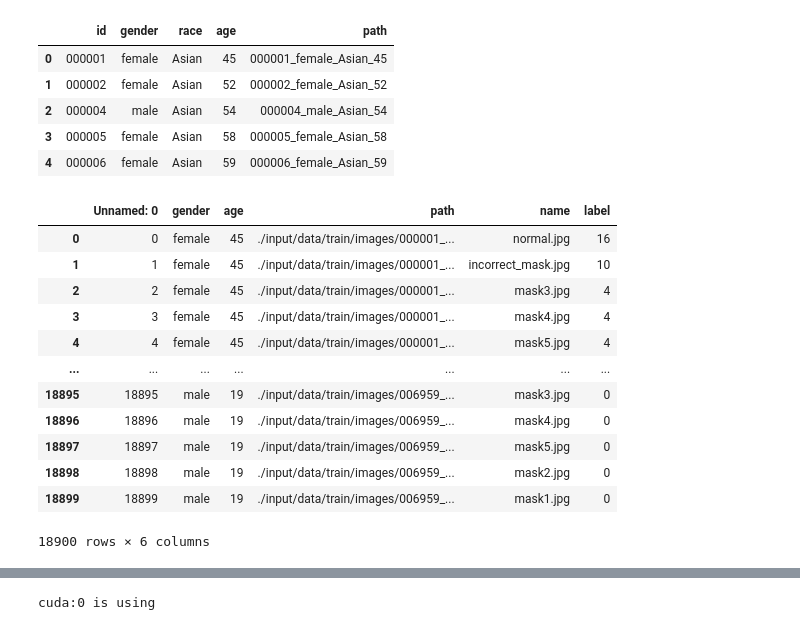
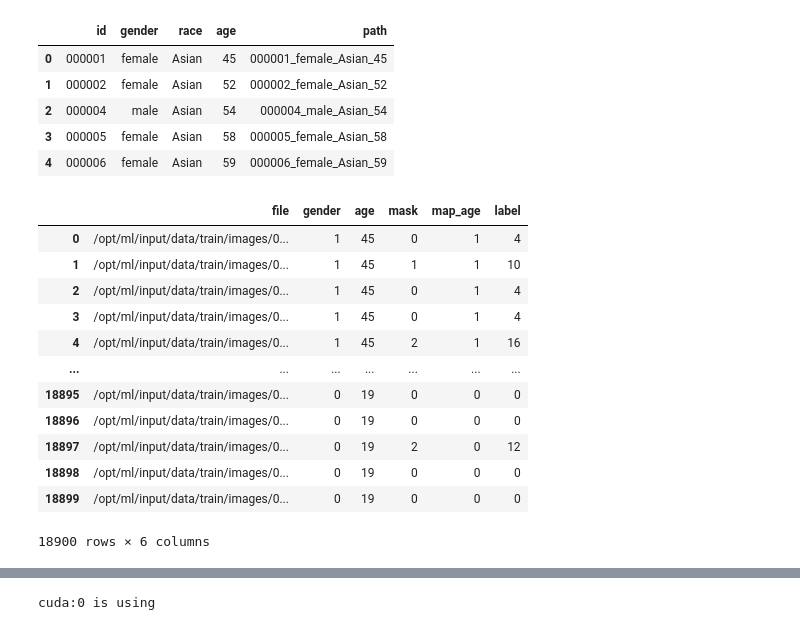
Before and after one commit to boostcampaitech2/image-classification-level1-18, a Jupyter notebook: Main_notebook.ipynb, the cells around one changed output, grey strips where cells are left out. Cells and saved outputs as stored; diff of their text form; code cells hidden in the pictures.

```diff
--- a/Main_notebook.ipynb
+++ b/Main_notebook.ipynb
@@ -46,19 +49,20 @@ df.head()
 | 3 | 000005 | female | Asian | 58 | 000005_female_Asian_58 |
 | 4 | 000006 | female | Asian | 59 | 000006_female_Asian_59 |
 # %%
-train_data_v1 = pd.read_csv("/opt/ml/train_with_label2.csv")
+train_data_v1 = pd.read_csv("./full_labels.csv")
+train_data_v1.rename(columns={'class':'label'},inplace=True)
 train_data_v1
 # %% [output]
-|  | Unnamed: 0 | gender | age | path | name | label |
-| 0 | 0 | female | 45 | ./input/data/train/images/000001_... | normal.jpg | 16 |
-| 1 | 1 | female | 45 | ./input/data/train/images/000001_... | incorrect_mask.jpg | 10 |
-| 2 | 2 | female | 45 | ./input/data/train/images/000001_... | mask3.jpg | 4 |
-| 3 | 3 | female | 45 | ./input/data/train/images/000001_... | mask4.jpg | 4 |
-| 4 | 4 | female | 45 | ./input/data/train/images/000001_... | mask5.jpg | 4 |
+|  | file | gender | age | mask | map_age | label |
+| 0 | /opt/ml/input/data/train/images/0... | 1 | 45 | 0 | 1 | 4 |
+| 1 | /opt/ml/input/data/train/images/0... | 1 | 45 | 1 | 1 | 10 |
+| 2 | /opt/ml/input/data/train/images/0... | 1 | 45 | 0 | 1 | 4 |
+| 3 | /opt/ml/input/data/train/images/0... | 1 | 45 | 0 | 1 | 4 |
+| 4 | /opt/ml/input/data/train/images/0... | 1 | 45 | 2 | 1 | 16 |
 | ... | ... | ... | ... | ... | ... | ... |
-| 18895 | 18895 | male | 19 | ./input/data/train/images/006959_... | mask3.jpg | 0 |
-| 18896 | 18896 | male | 19 | ./input/data/train/images/006959_... | mask4.jpg | 0 |
-| 18897 | 18897 | male | 19 | ./input/data/train/images/006959_... | mask5.jpg | 0 |
-| 18898 | 18898 | male | 19 | ./input/data/train/images/006959_... | mask2.jpg | 0 |
-| 18899 | 18899 | male | 19 | ./input/data/train/images/006959_... | mask1.jpg | 0 |
+| 18895 | /opt/ml/input/data/train/images/0... | 0 | 19 | 0 | 0 | 0 |
+| 18896 | /opt/ml/input/data/train/images/0... | 0 | 19 | 0 | 0 | 0 |
+| 18897 | /opt/ml/input/data/train/images/0... | 0 | 19 | 2 | 0 | 12 |
+| 18898 | /opt/ml/input/data/train/images/0... | 0 | 19 | 0 | 0 | 0 |
+| 18899 | /opt/ml/input/data/train/images/0... | 0 | 19 | 0 | 0 | 0 |
 18900 rows × 6 columns
```
Also changed, not shown: parts of 11 cells of this notebook, 4 other files.
